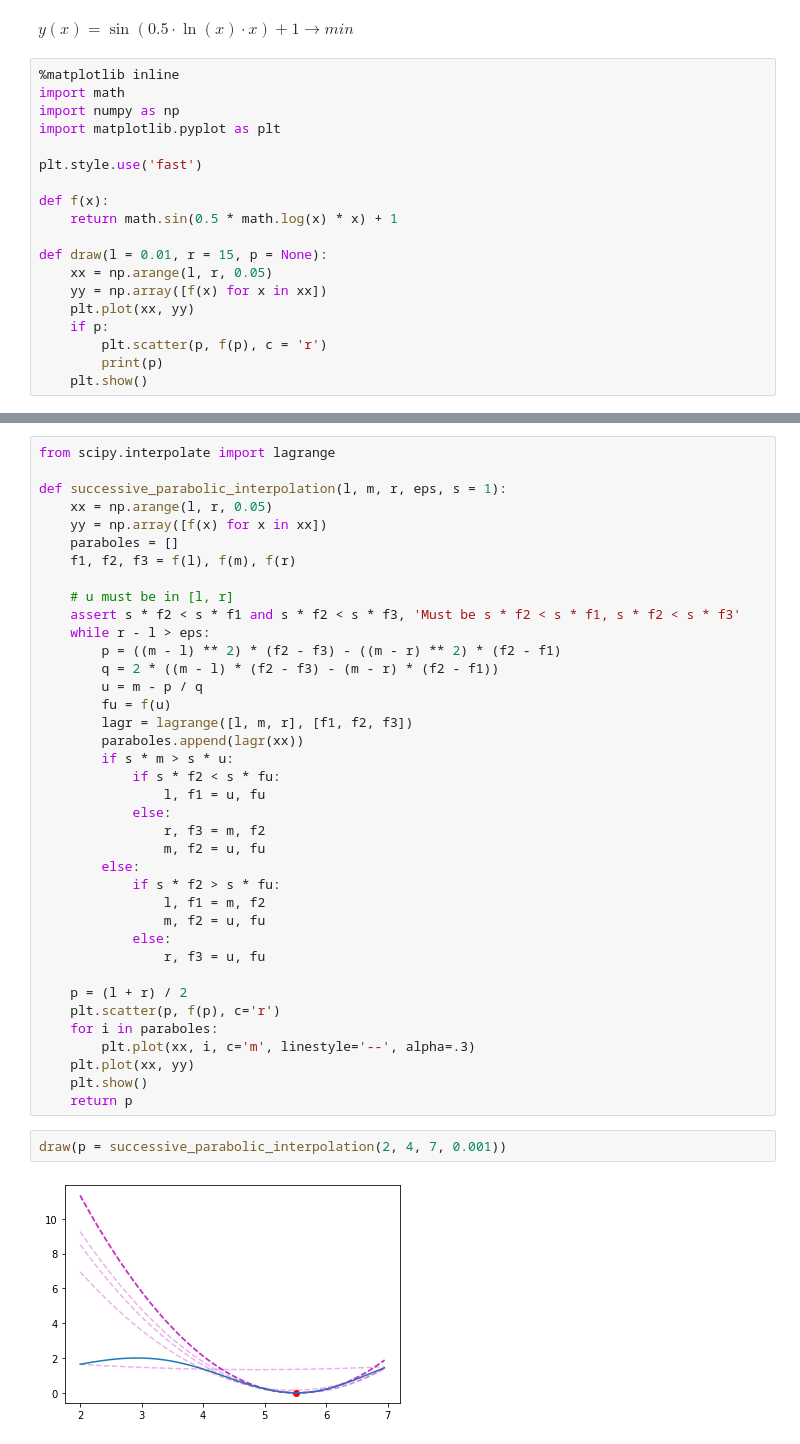
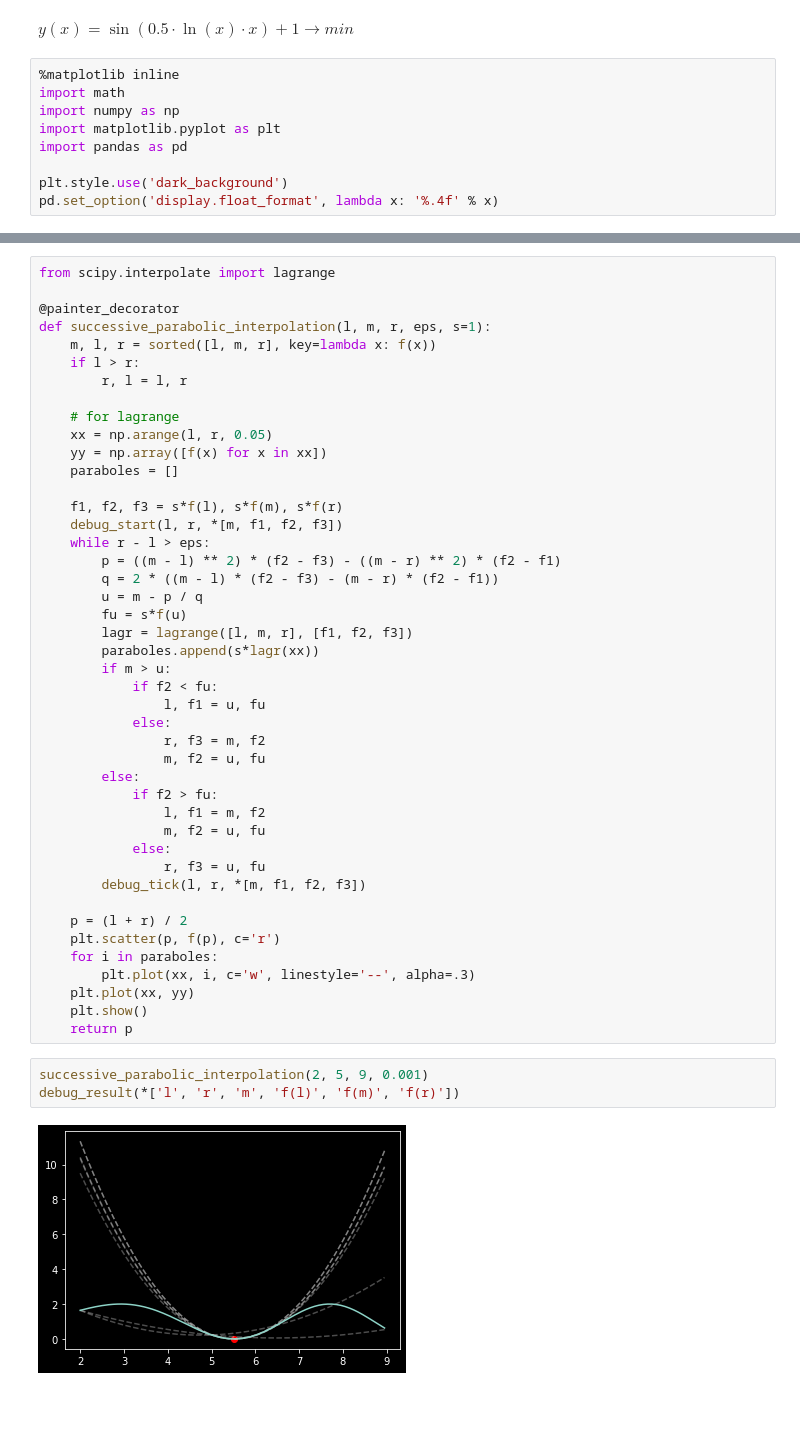
Before and after one commit to fadyat/ITMO-PROBLEMS, a Jupyter notebook: Applied-mathematics/IV semester/Solutions/lab1/solution.ipynb, the cells around one changed output, grey strips where cells are left out. Cells and saved outputs as stored; diff of their text form; blank space fills up the shorter version.

```diff
--- a/Applied-mathematics/IV semester/Solutions/lab1/solution.ipynb
+++ b/Applied-mathematics/IV semester/Solutions/lab1/solution.ipynb
@@ -5,17 +5,7 @@ $y(x) = \sin(0.5 \cdot \ln (x)  \cdot x) + 1 \rightarrow min$
 import math
 import numpy as np
 import matplotlib.pyplot as plt
+import pandas as pd
 
-plt.style.use('fast')
-
-def f(x):
-    return math.sin(0.5 * math.log(x) * x) + 1
-
-def draw(l = 0.01, r = 15, p = None):
-    xx = np.arange(l, r, 0.05)
-    yy = np.array([f(x) for x in xx])
-    plt.plot(xx, yy)
-    if p:
-        plt.scatter(p, f(p), c = 'r')
-        print(p)
-    plt.show()
+plt.style.use('dark_background')
+pd.set_option('display.float_format', lambda x: '%.4f' % x)
@@ -90,42 +176,49 @@ draw(p = fibonacci_search(2, 7, 0.001))
 # %%
 from scipy.interpolate import lagrange
 
-def successive_parabolic_interpolation(l, m, r, eps, s = 1):
+@painter_decorator
+def successive_parabolic_interpolation(l, m, r, eps, s=1):
+    m, l, r = sorted([l, m, r], key=lambda x: f(x))
+    if l > r:
+        r, l = l, r
+
+    # for lagrange
     xx = np.arange(l, r, 0.05)
     yy = np.array([f(x) for x in xx])
     paraboles = []
-    f1, f2, f3 = f(l), f(m), f(r)
 
-    # u must be in [l, r]
-    assert s * f2 < s * f1 and s * f2 < s * f3, 'Must be s * f2 < s * f1, s * f2 < s * f3'
+    f1, f2, f3 = s*f(l), s*f(m), s*f(r)
+    debug_start(l, r, *[m, f1, f2, f3])
     while r - l > eps:
         p = ((m - l) ** 2) * (f2 - f3) - ((m - r) ** 2) * (f2 - f1)
         q = 2 * ((m - l) * (f2 - f3) - (m - r) * (f2 - f1))
         u = m - p / q
-        fu = f(u)
+        fu = s*f(u)
         lagr = lagrange([l, m, r], [f1, f2, f3])
-        paraboles.append(lagr(xx))
-        if s * m > s * u:
-            if s * f2 < s * fu:
+        paraboles.append(s*lagr(xx))
+        if m > u:
+            if f2 < fu:
                 l, f1 = u, fu
             else:
                 r, f3 = m, f2
                 m, f2 = u, fu
         else:
-            if s * f2 > s * fu:
+            if f2 > fu:
                 l, f1 = m, f2
                 m, f2 = u, fu
             else:
                 r, f3 = u, fu
+        debug_tick(l, r, *[m, f1, f2, f3])
 
     p = (l + r) / 2
     plt.scatter(p, f(p), c='r')
     for i in paraboles:
-        plt.plot(xx, i, c='m', linestyle='--', alpha=.3)
+        plt.plot(xx, i, c='w', linestyle='--', alpha=.3)
     plt.plot(xx, yy)
     plt.show()
     return p
 # %%
-draw(p = successive_parabolic_interpolation(2, 4, 7, 0.001))
+successive_parabolic_interpolation(2, 5, 9, 0.001)
+debug_result(*['l', 'r', 'm', 'f(l)', 'f(m)', 'f(r)'])
 # %% [output]
-[figure, old version]
+[figure, new version]
```
Also changed, not shown: parts of 11 cells of this notebook, 1 other file.
